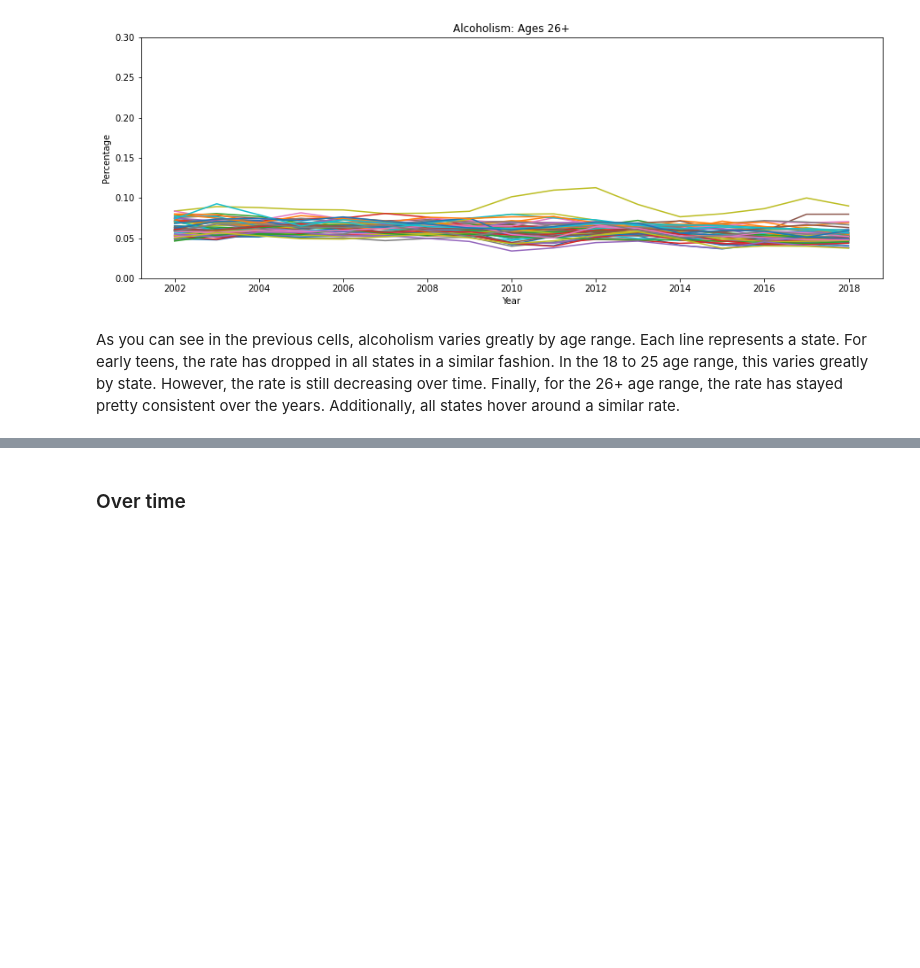
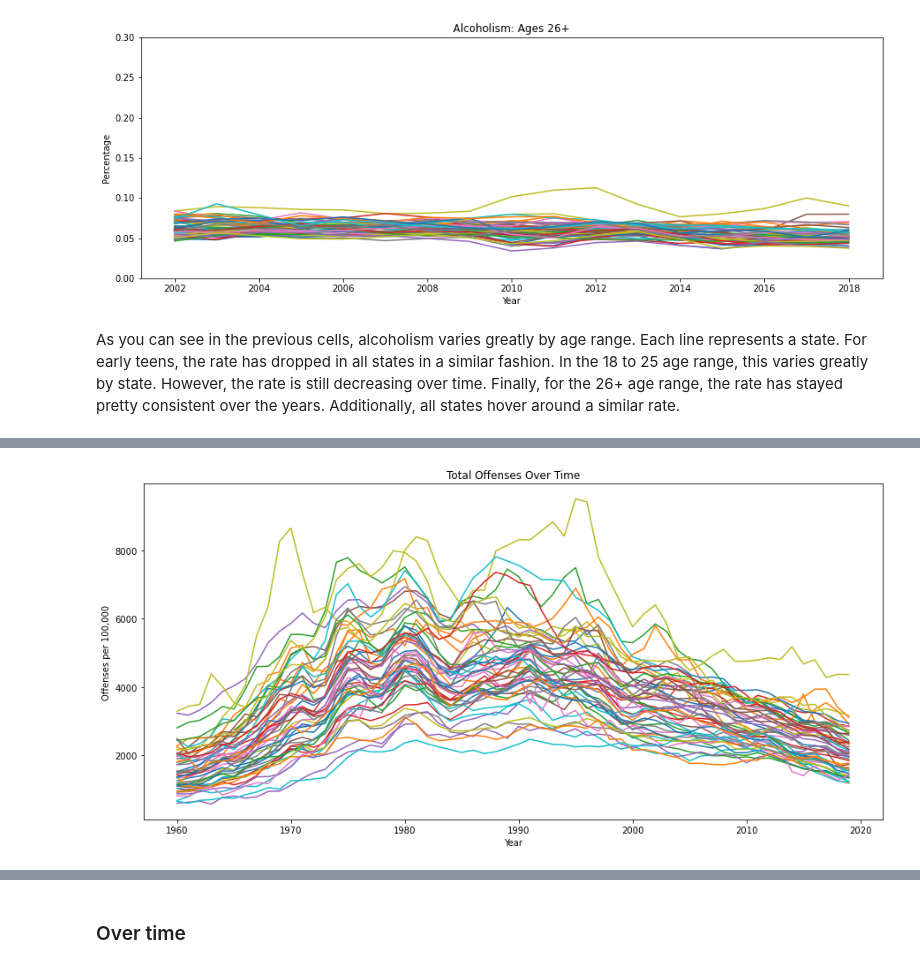
Before and after one commit to jlicht27/jlicht27.github.io, a Jupyter notebook: drugs.ipynb, the cells around one changed output, grey strips where cells are left out. Drawn from its saved outputs; the diff is of its cells as text; code cells hidden in the pictures; blank space fills up the shorter version.

Commit message:
added 2 graphs

```diff
--- a/drugs.ipynb
+++ b/drugs.ipynb
@@ -16,6 +16,8 @@ We will use a GitHub repository to store our data and notebook that contains our
 # %%
 import pandas as pd
 drugs = pd.read_csv("drugs.csv")
+sat = pd.read_csv("school_scores.csv")
+crimes = pd.read_csv("state_crime.csv")
 # %% [markdown]
 Below, find the table we just imported.
 # %%
@@ -122,0 +136,5 @@ As you can see in the previous cells, alcoholism varies greatly by age range. Ea
+# %%
+crimes.set_index("Year").groupby("State")["Data.Rates.Property.All"].plot.line(
+    ylabel="Offenses per 100,000", title="Total Offenses Over Time", figsize=(15,7));
+# %% [output]
+[figure, added]
```
Also changed, not shown: parts of 4 cells of this notebook.
